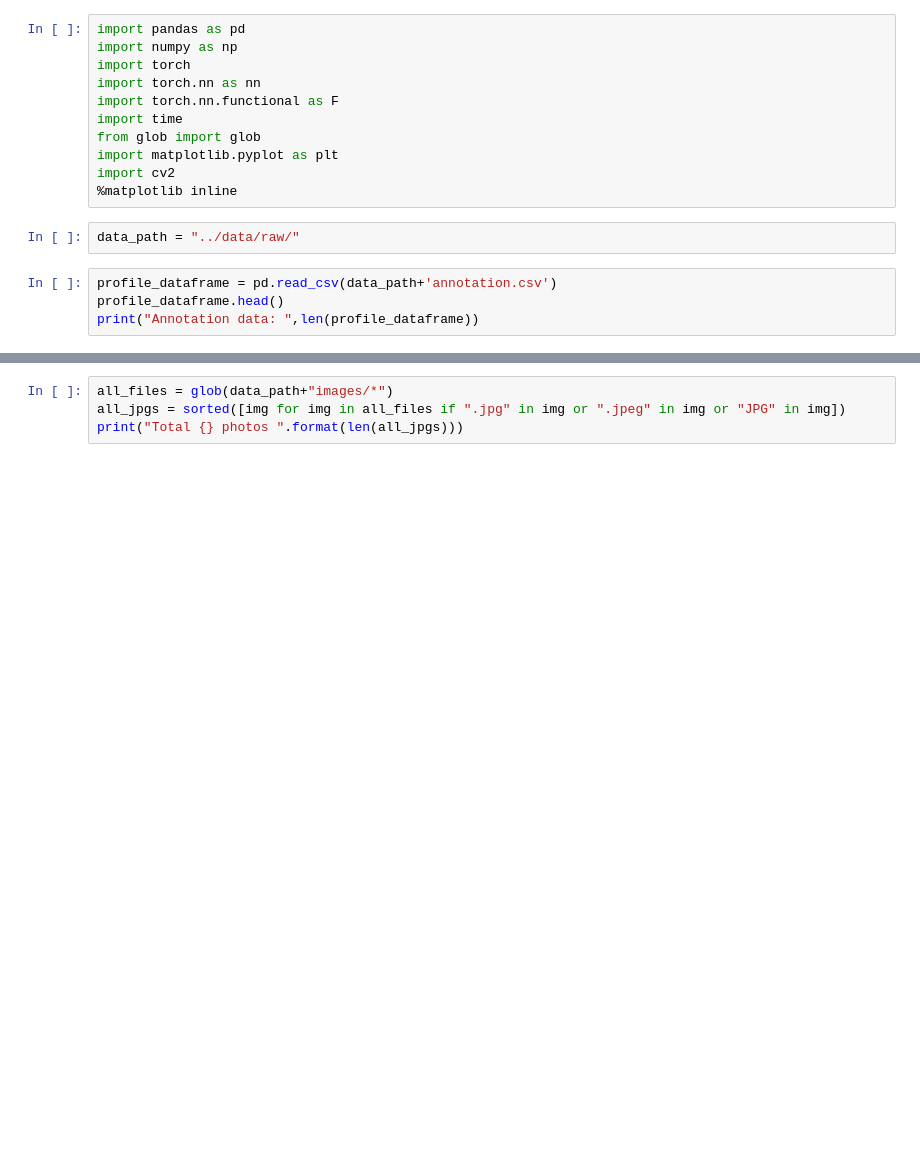
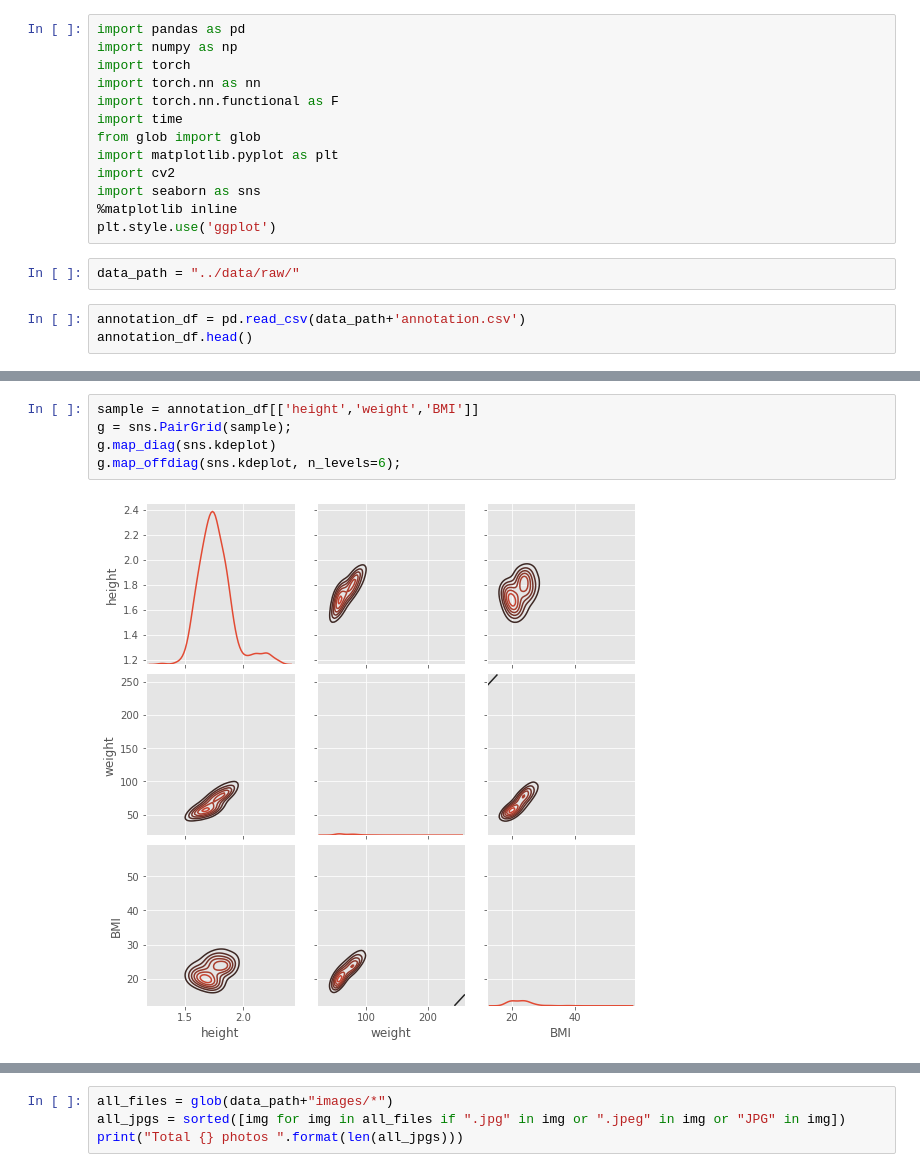
Before and after one commit to tonyzzzzz/FaceToBMI, a Jupyter notebook: notebooks/00-data-exploration.ipynb, the cells around one changed output, grey strips where cells are left out. Drawn from its saved outputs; the diff is of its cells as text; blank space fills up the shorter version.

Commit message:
Finish preview data

```diff
--- a/notebooks/00-data-exploration.ipynb
+++ b/notebooks/00-data-exploration.ipynb
@@ -8,11 +8,12 @@ import time
 from glob import glob
 import matplotlib.pyplot as plt
 import cv2
+import seaborn as sns
 %matplotlib inline
+plt.style.use('ggplot')
 # %%
 data_path = "../data/raw/"
 # %%
-profile_dataframe = pd.read_csv(data_path+'annotation.csv')
-profile_dataframe.head()
-print("Annotation data: ",len(profile_dataframe))
+annotation_df = pd.read_csv(data_path+'annotation.csv')
+annotation_df.head()
 # %% [output]
@@ -19,0 +26,7 @@ Annotation data:  1026
+# %%
+sample = annotation_df[['height','weight','BMI']]
+g = sns.PairGrid(sample);
+g.map_diag(sns.kdeplot)
+g.map_offdiag(sns.kdeplot, n_levels=6);
+# %% [output]
+[figure, added]
```
Also changed, not shown: parts of 14 cells of this notebook, 4 other files.
